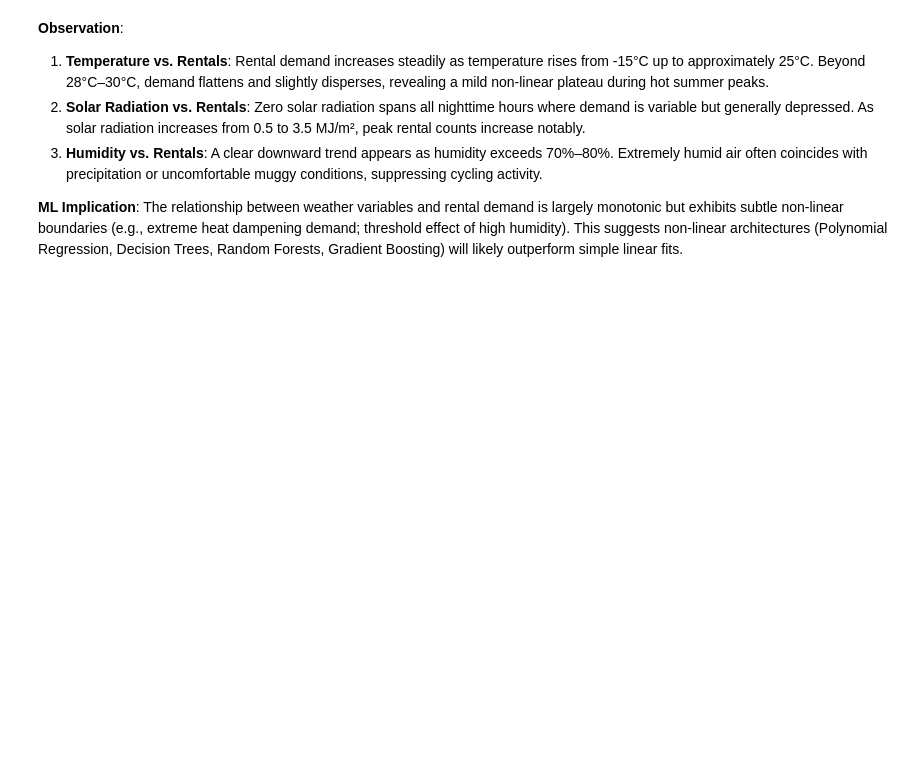
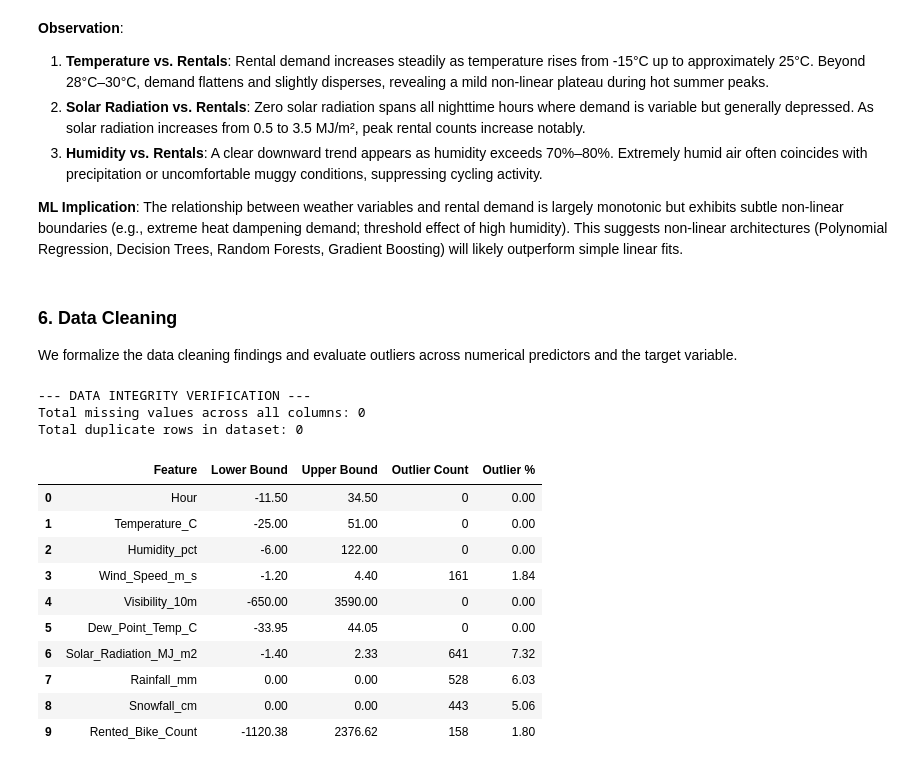
Before and after one commit to Ne-Ran/Machine-Learning-Capstone-Project, a Jupyter notebook: Notebooks/regression.ipynb, the cells around one changed output. Saved outputs shown, nothing was run; the diff lists cells and outputs as text; code cells hidden in the pictures; blank space fills up the shorter version.

```diff
--- a/Notebooks/regression.ipynb
+++ b/Notebooks/regression.ipynb
@@ -427,3 +427,50 @@ plt.show()
 
 **ML Implication**:
 The relationship between weather variables and rental demand is largely monotonic but exhibits subtle non-linear boundaries (e.g., extreme heat dampening demand; threshold effect of high humidity). This suggests non-linear architectures (Polynomial Regression, Decision Trees, Random Forests, Gradient Boosting) will likely outperform simple linear fits.
+# %% [markdown]
+### 6. Data Cleaning
+We formalize the data cleaning findings and evaluate outliers across numerical predictors and the target variable.
+# %%
+# Explicitly verify missing values and duplicate rows
+missing_counts = df.isnull().sum()
+duplicate_rows = df.duplicated().sum()
+
+print("--- DATA INTEGRITY VERIFICATION ---")
+print(f"Total missing values across all columns: {missing_counts.sum()}")
+print(f"Total duplicate rows in dataset: {duplicate_rows}")
+
+# Outlier analysis using the Interquartile Range (IQR) method
+iqr_records = []
+for col in numerical_cols + ['Rented_Bike_Count']:
+    q25 = df[col].quantile(0.25)
+    q75 = df[col].quantile(0.75)
+    iqr = q75 - q25
+    lower_bound = q25 - 1.5 * iqr
+    upper_bound = q75 + 1.5 * iqr
+    outlier_count = ((df[col] < lower_bound) | (df[col] > upper_bound)).sum()
+    pct_outliers = (outlier_count / len(df)) * 100
+    iqr_records.append({
+        'Feature': col,
+        'Lower Bound': round(lower_bound, 2),
+        'Upper Bound': round(upper_bound, 2),
+        'Outlier Count': outlier_count,
+        'Outlier %': round(pct_outliers, 2)
+    })
+
+outlier_df = pd.DataFrame(iqr_records)
+display(outlier_df)
+# %% [output]
+--- DATA INTEGRITY VERIFICATION ---
+Total missing values across all columns: 0
+Total duplicate rows in dataset: 0
+|  | Feature | Lower Bound | Upper Bound | Outlier Count | Outlier % |
+| 0 | Hour | -11.50 | 34.50 | 0 | 0.00 |
+| 1 | Temperature_C | -25.00 | 51.00 | 0 | 0.00 |
+| 2 | Humidity_pct | -6.00 | 122.00 | 0 | 0.00 |
+| 3 | Wind_Speed_m_s | -1.20 | 4.40 | 161 | 1.84 |
+| 4 | Visibility_10m | -650.00 | 3590.00 | 0 | 0.00 |
+| 5 | Dew_Point_Temp_C | -33.95 | 44.05 | 0 | 0.00 |
+| 6 | Solar_Radiation_MJ_m2 | -1.40 | 2.33 | 641 | 7.32 |
+| 7 | Rainfall_mm | 0.00 | 0.00 | 528 | 6.03 |
+| 8 | Snowfall_cm | 0.00 | 0.00 | 443 | 5.06 |
+| 9 | Rented_Bike_Count | -1120.38 | 2376.62 | 158 | 1.80 |
```
Also changed, not shown: parts of 8 cells of this notebook.
